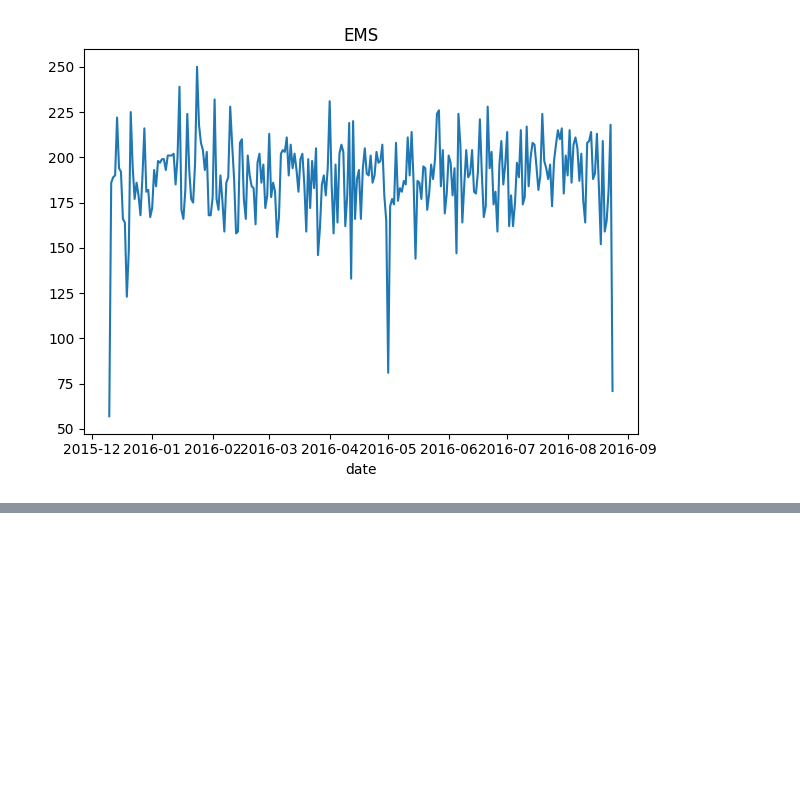
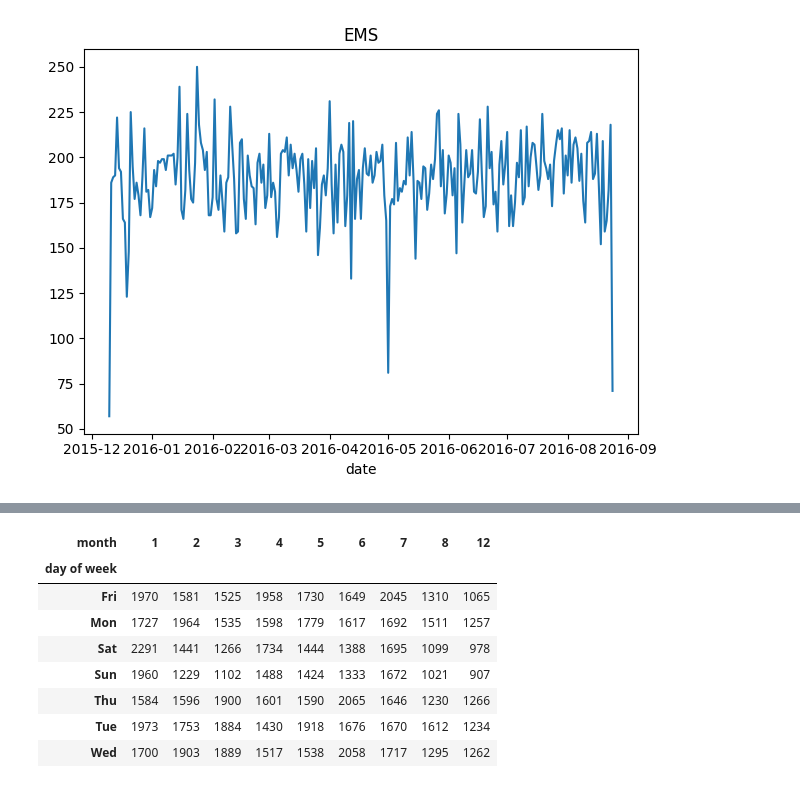
Before and after one commit to KemalYukselir/911_Calls_Analysis, a Jupyter notebook: 911_EDA.ipynb, the cells around one changed output, grey strips where cells are left out. Saved outputs shown, nothing was run; the diff lists cells and outputs as text; code cells hidden in the pictures; blank space fills up the shorter version.

```diff
--- a/911_EDA.ipynb
+++ b/911_EDA.ipynb
@@ -228,0 +248,13 @@ plt.tight_layout()
+# %%
+dayMonth = df.groupby(by=['day of week','month']).count()['Reason'].unstack()
+dayMonth
+# %% [output]
+| month | 1 | 2 | 3 | 4 | 5 | 6 | 7 | 8 | 12 |
+| day of week |  |  |  |  |  |  |  |  |  |
+| Fri | 1970 | 1581 | 1525 | 1958 | 1730 | 1649 | 2045 | 1310 | 1065 |
+| Mon | 1727 | 1964 | 1535 | 1598 | 1779 | 1617 | 1692 | 1511 | 1257 |
+| Sat | 2291 | 1441 | 1266 | 1734 | 1444 | 1388 | 1695 | 1099 | 978 |
+| Sun | 1960 | 1229 | 1102 | 1488 | 1424 | 1333 | 1672 | 1021 | 907 |
+| Thu | 1584 | 1596 | 1900 | 1601 | 1590 | 2065 | 1646 | 1230 | 1266 |
+| Tue | 1973 | 1753 | 1884 | 1430 | 1918 | 1676 | 1670 | 1612 | 1234 |
+| Wed | 1700 | 1903 | 1889 | 1517 | 1538 | 2058 | 1717 | 1295 | 1262 |
```
Also changed, not shown: parts of 5 cells of this notebook.
